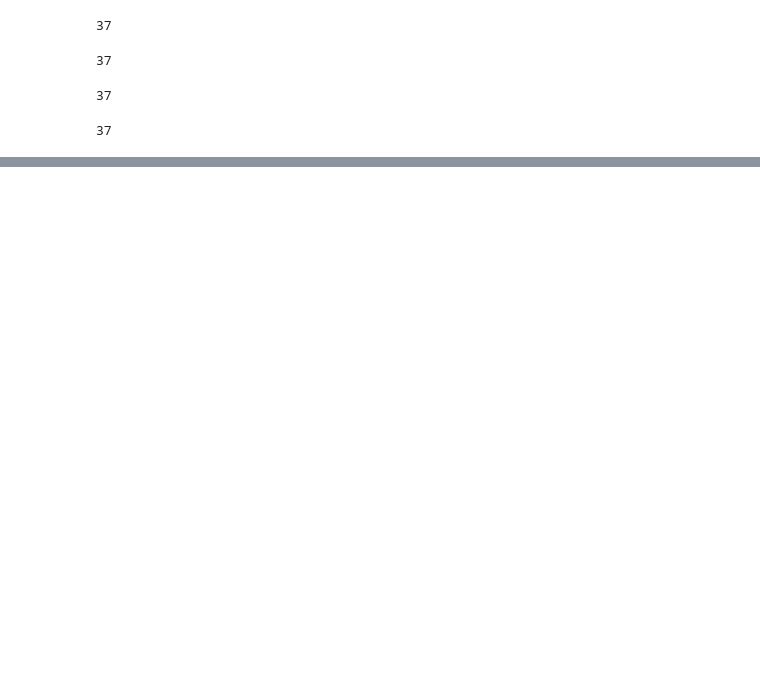
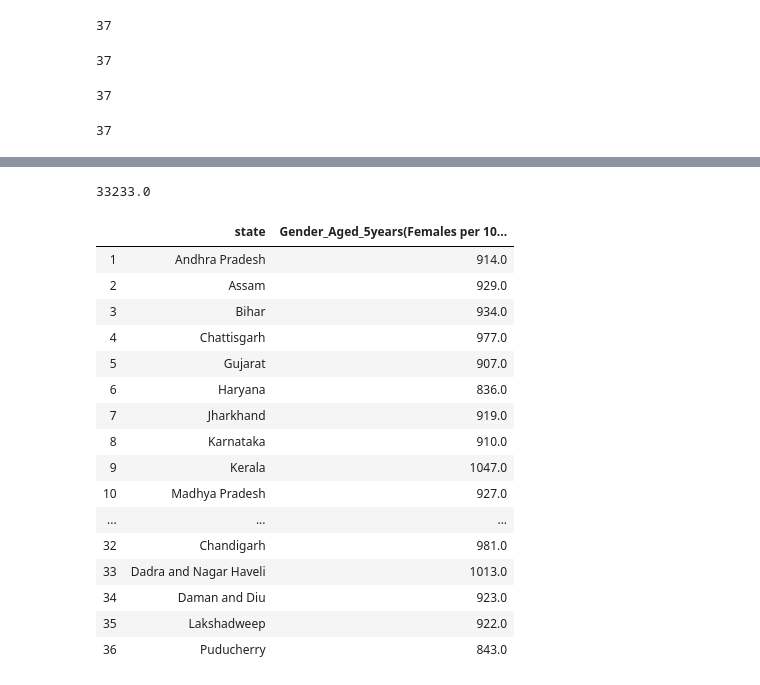
Before and after one commit to narayanan-nithya/Group_Project_Nutritional_Analysis_Of_Children_Under_Age_5, a Jupyter notebook: Nutritional_Data_Analysis.ipynb, the cells around one changed output, grey strips where cells are left out. Saved outputs shown, nothing was run; the diff lists cells and outputs as text; code cells hidden in the pictures; blank space fills up the shorter version.

```diff
--- a/Nutritional_Data_Analysis.ipynb
+++ b/Nutritional_Data_Analysis.ipynb
@@ -457,0 +606,30 @@ Female_Gender_NFHS3_NFHS4.head(50)
+# %%
+#NFHS4 Female Child per 1000 males per state
+NFHS4_Female_Child = Survey_NFHS4_total[["state","Gender_Aged_5years(Females per 1000 Males)"]].reset_index()
+
+NFHS4_Female_Child = NFHS4_Female_Child.drop(columns=["index"])
+NFHS4_Female_Child = NFHS4_Female_Child.drop(index=0)
+
+NFHS4_Female_Child_Total = NFHS4_Female_Child["Gender_Aged_5years(Females per 1000 Males)"].sum()
+
+print(NFHS4_Female_Child_Total)
+NFHS4_Female_Child.head(50)
+# %% [output]
+33233.0
+|  | state | Gender_Aged_5years(Females per 10... |
+| 1 | Andhra Pradesh | 914.0 |
+| 2 | Assam | 929.0 |
+| 3 | Bihar | 934.0 |
+| 4 | Chattisgarh | 977.0 |
+| 5 | Gujarat | 907.0 |
+| 6 | Haryana | 836.0 |
+| 7 | Jharkhand | 919.0 |
+| 8 | Karnataka | 910.0 |
+| 9 | Kerala | 1047.0 |
+| 10 | Madhya Pradesh | 927.0 |
+| ... | ... | ... |
+| 32 | Chandigarh | 981.0 |
+| 33 | Dadra and Nagar Haveli | 1013.0 |
+| 34 | Daman and Diu | 923.0 |
+| 35 | Lakshadweep | 922.0 |
+| 36 | Puducherry | 843.0 |
```
Also changed, not shown: parts of 53 cells of this notebook.
